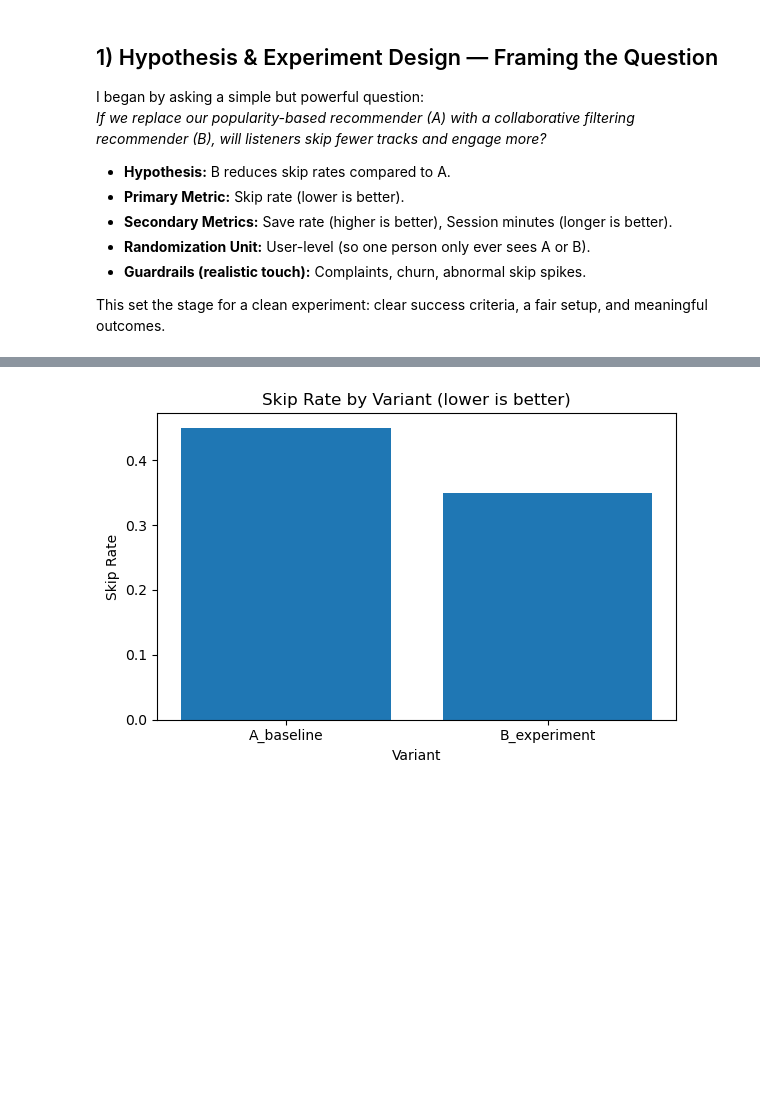
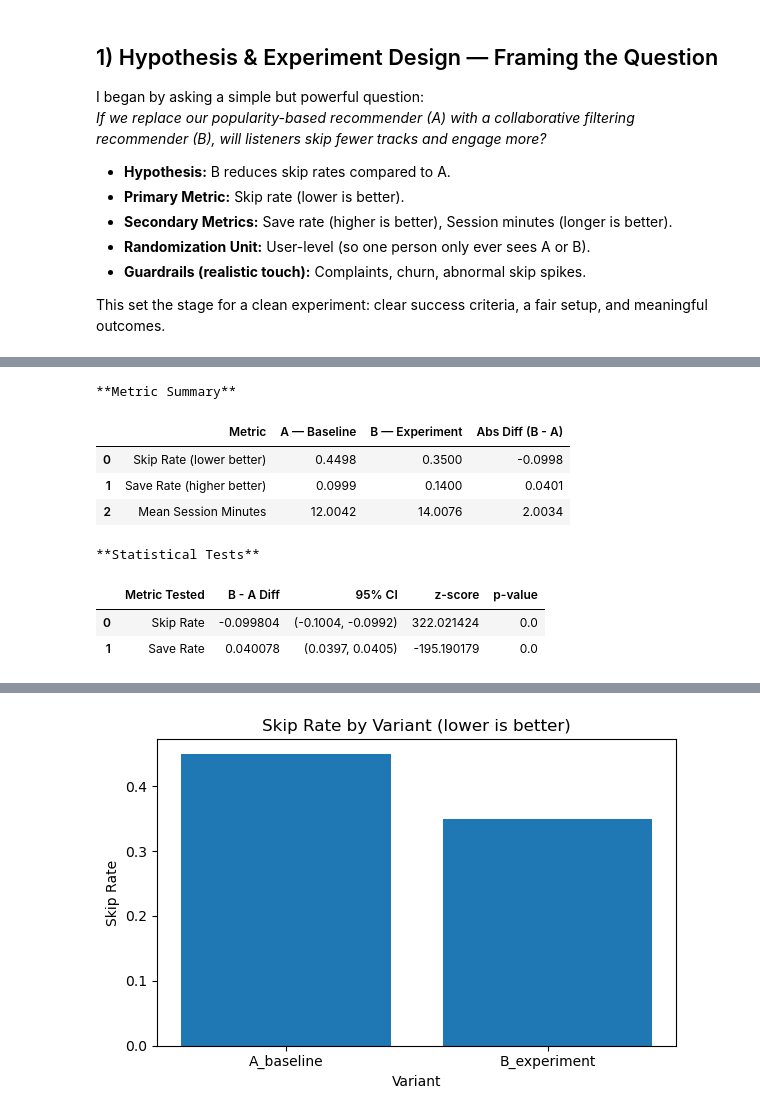
Before and after one commit to AshokKasaram/Spotify-SkipRate-A-B-testing, a Jupyter notebook: Spotify_SkipRate_AB_Testing.ipynb, the cells around one changed output, grey strips where cells are left out. Drawn from its saved outputs; the diff is of its cells as text; code cells hidden in the pictures; blank space fills up the shorter version.

```diff
--- a/Spotify_SkipRate_AB_Testing.ipynb
+++ b/Spotify_SkipRate_AB_Testing.ipynb
@@ -254,0 +227,73 @@ summary, tests
+# %%
+from IPython.display import display
+
+def two_prop_z_test(success_a, n_a, success_b, n_b):
+    p1 = success_a / n_a
+    p2 = success_b / n_b
+    p_pool = (success_a + success_b) / (n_a + n_b)
+    se = (p_pool * (1 - p_pool) * (1 / n_a + 1 / n_b)) ** 0.5
+    z = (p1 - p2) / se
+    from math import erf, sqrt as msqrt
+    pval = 2 * (1 - 0.5 * (1 + erf(abs(z) / msqrt(2))))  # two-sided
+    # Wald CI with unpooled SE
+    se_unpooled = (p1 * (1 - p1) / n_a + p2 * (1 - p2) / n_b) ** 0.5
+    diff = p2 - p1  # B - A
+    ci_low = diff - 1.96 * se_unpooled
+    ci_high = diff + 1.96 * se_unpooled
+    return dict(p1=p1, p2=p2, z=z, p_value=pval, diff=diff, ci_low=ci_low, ci_high=ci_high)
+
+# Extract rows for A and B
+row_a = agg[agg["variant"] == "A_baseline"].iloc[0]
+row_b = agg[agg["variant"] == "B_experiment"].iloc[0]
+
+# Run z-tests
+skip_test = two_prop_z_test(
+    success_a=int(row_a["total_skips"]), n_a=int(row_a["tracks"]),
+    success_b=int(row_b["total_skips"]), n_b=int(row_b["tracks"])
+)
+
+save_test = two_prop_z_test(
+    success_a=int(row_a["total_saves"]), n_a=int(row_a["tracks"]),
+    success_b=int(row_b["total_saves"]), n_b=int(row_b["tracks"])
+)
+
+# Summary table
+summary = pd.DataFrame({
+    "Metric": ["Skip Rate (lower better)", "Save Rate (higher better)", "Mean Session Minutes"],
+    "A — Baseline": [row_a["skip_rate"], row_a["save_rate"], row_a["mean_session_minutes"]],
+    "B — Experiment": [row_b["skip_rate"], row_b["save_rate"], row_b["mean_session_minutes"]],
+    "Abs Diff (B - A)": [
+        skip_test["diff"],
+        save_test["diff"],
+        row_b["mean_session_minutes"] - row_a["mean_session_minutes"]
+    ]
+}).round(4)
+
+# Statistical test results
+tests = pd.DataFrame({
+    "Metric Tested": ["Skip Rate", "Save Rate"],
+    "B - A Diff": [skip_test["diff"], save_test["diff"]],
+    "95% CI": [
+        f"({skip_test['ci_low']:.4f}, {skip_test['ci_high']:.4f})",
+        f"({save_test['ci_low']:.4f}, {save_test['ci_high']:.4f})"
+    ],
+    "z-score": [skip_test["z"], save_test["z"]],
+    "p-value": [skip_test["p_value"], save_test["p_value"]]
+}).round(6)
+
+# Display both tables nicely
+print("**Metric Summary**")
+display(summary)
+
+print("\n**Statistical Tests**")
+display(tests)
+# %% [output]
+**Metric Summary**
+|  | Metric | A — Baseline | B — Experiment | Abs Diff (B - A) |
+| 0 | Skip Rate (lower better) | 0.4498 | 0.3500 | -0.0998 |
+| 1 | Save Rate (higher better) | 0.0999 | 0.1400 | 0.0401 |
+| 2 | Mean Session Minutes | 12.0042 | 14.0076 | 2.0034 |
+**Statistical Tests**
+|  | Metric Tested | B - A Diff | 95% CI | z-score | p-value |
+| 0 | Skip Rate | -0.099804 | (-0.1004, -0.0992) | 322.021424 | 0.0 |
+| 1 | Save Rate | 0.040078 | (0.0397, 0.0405) | -195.190179 | 0.0 |
```
Also changed, not shown: parts of 19 cells of this notebook.
